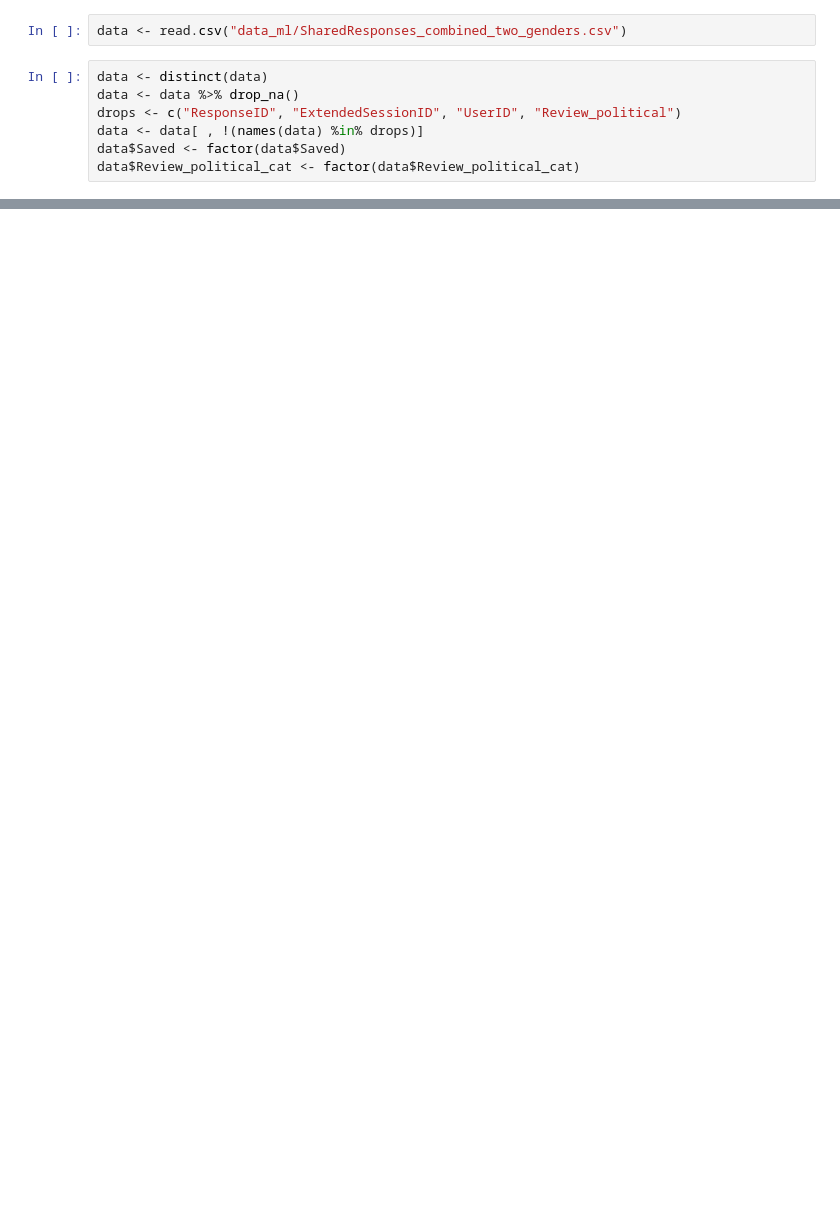
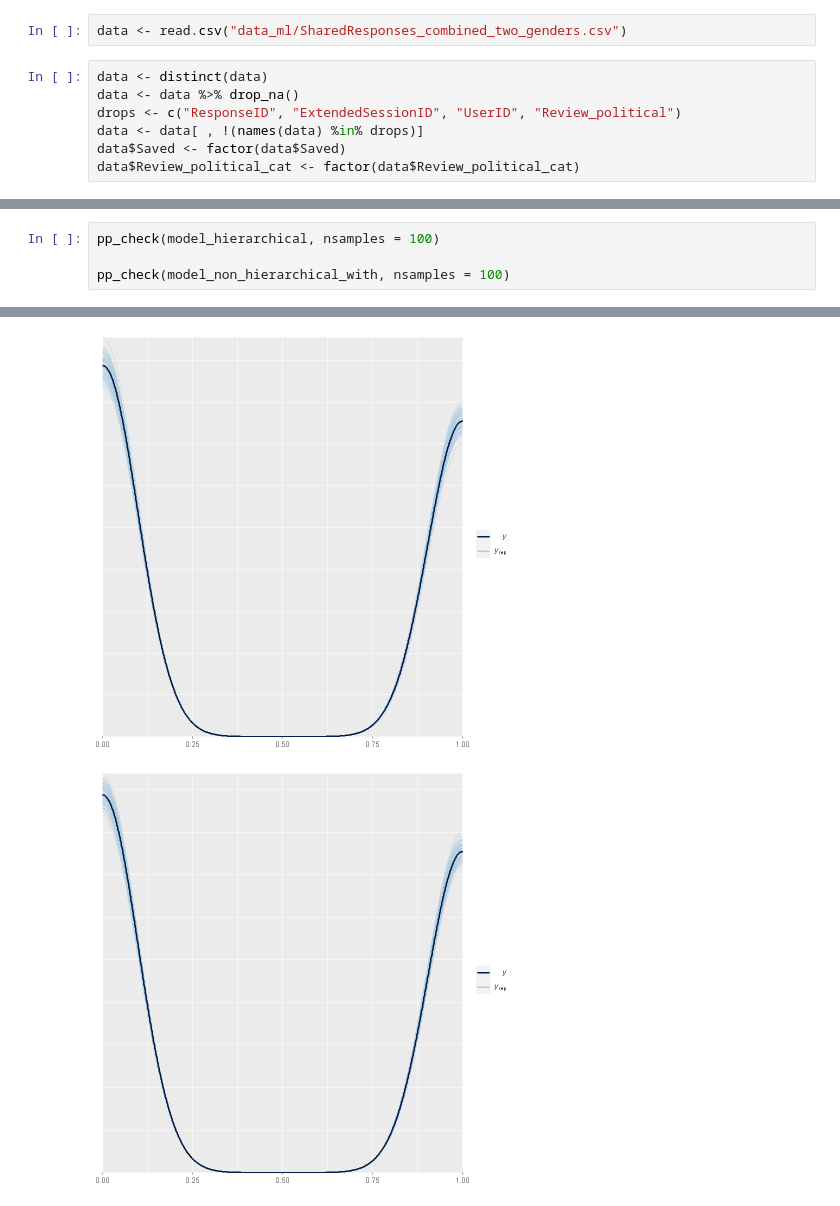
Before and after one commit to ziqishu/COG403_final_project, a Jupyter notebook: our_code/hierachical_bayes.ipynb, the cells around one changed output, grey strips where cells are left out. Drawn from its saved outputs; the diff is of its cells as text; blank space fills up the shorter version.

```diff
--- a/our_code/hierachical_bayes.ipynb
+++ b/our_code/hierachical_bayes.ipynb
@@ -140,0 +289,5 @@ A compare.loo: 2 × 8 of type dbl
+# %%
+pp_check(model_hierarchical, nsamples = 100)
+
+pp_check(model_non_hierarchical_with, nsamples = 100)
+# %% [output]
@@ -140,0 +298,2 @@ A compare.loo: 2 × 8 of type dbl
+[figure, added]
+[figure, added]
```
Also changed, not shown: parts of 11 cells of this notebook, 11 other files.
